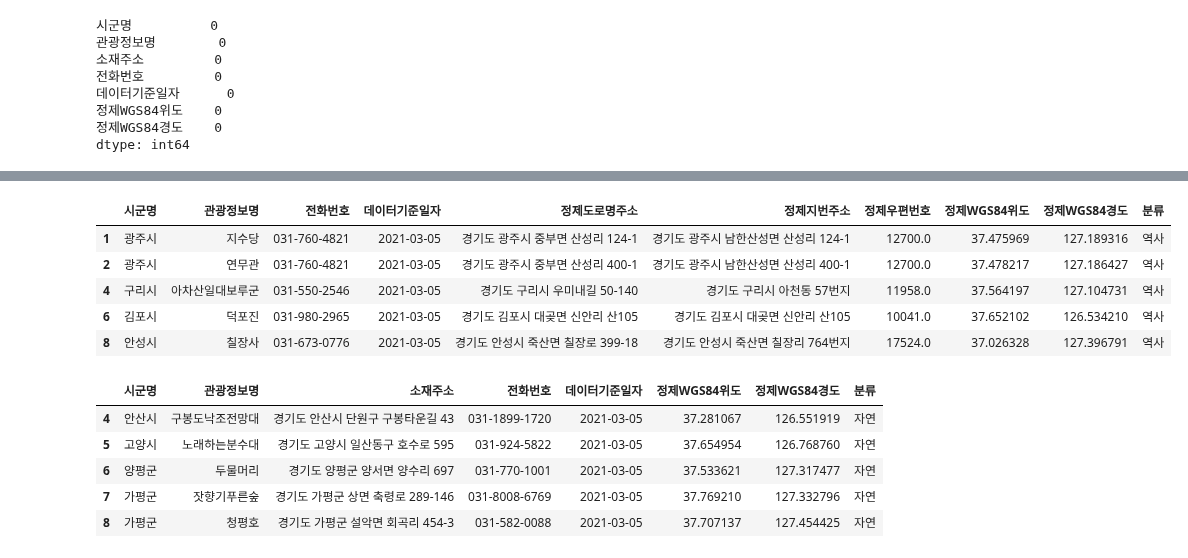
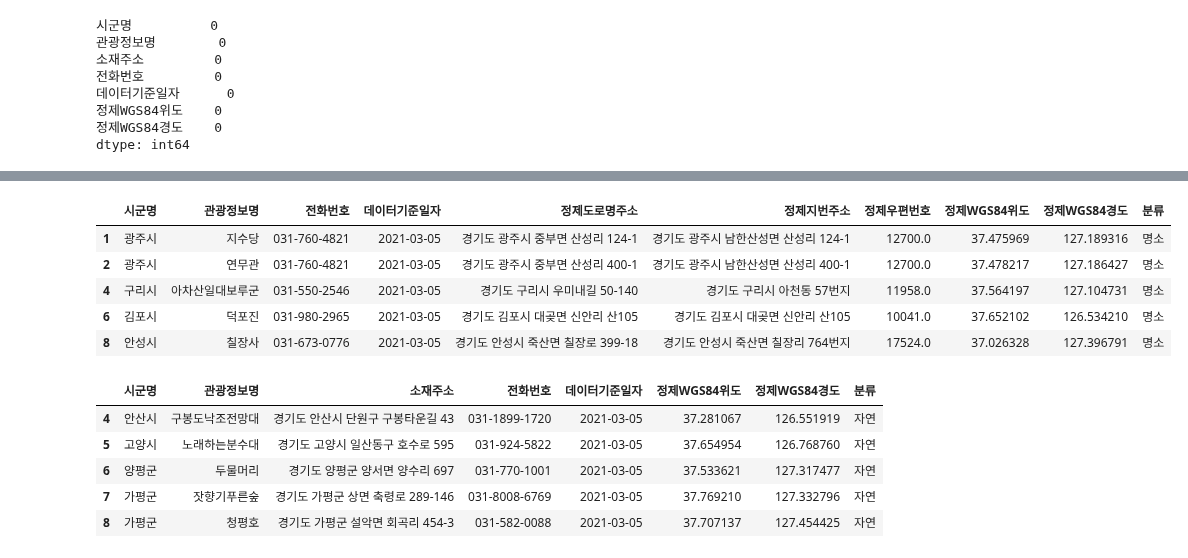
Before and after one commit to Mayhem-XD/Project_p1, a Jupyter notebook: test_code/data/2020/test_code/rudrl.ipynb, the cells around one changed output, grey strips where cells are left out. Drawn from its saved outputs; the diff is of its cells as text; code cells hidden in the pictures.

```diff
--- a/test_code/data/2020/test_code/rudrl.ipynb
+++ b/test_code/data/2020/test_code/rudrl.ipynb
@@ -208,15 +129,15 @@ df2.head()
 | 4 | 포천시 | 전통술박물관 산사원 | 031-531-9300 | 2021-03-05 | 경기도 포천시 화현면 화동로432번길 25 | 경기도 포천시 화현면 화현리 511번지 | 11123.0 | 37.905994 | 127.309906 | 문화 |
 | 5 | 안성시 | 해닮 | ***-****-**** | 2021-03-05 | 경기도 안성시 금광면 배티로 781 | 경기도 안성시 금광면 개산리 204-10번지 | 17536.0 | 36.981790 | 127.305444 | 문화 |
 # %%
-df3['분류'] = '역사'
+df3['분류'] = '명소'
 df3.head()
 # %% [output]
 |  | 시군명 | 관광정보명 | 전화번호 | 데이터기준일자 | 정제도로명주소 | 정제지번주소 | 정제우편번호 | 정제WGS84위도 | 정제WGS84경도 | 분류 |
-| 1 | 광주시 | 지수당 | 031-760-4821 | 2021-03-05 | 경기도 광주시 중부면 산성리 124-1 | 경기도 광주시 남한산성면 산성리 124-1 | 12700.0 | 37.475969 | 127.189316 | 역사 |
-| 2 | 광주시 | 연무관 | 031-760-4821 | 2021-03-05 | 경기도 광주시 중부면 산성리 400-1 | 경기도 광주시 남한산성면 산성리 400-1 | 12700.0 | 37.478217 | 127.186427 | 역사 |
-| 4 | 구리시 | 아차산일대보루군 | 031-550-2546 | 2021-03-05 | 경기도 구리시 우미내길 50-140 | 경기도 구리시 아천동 57번지 | 11958.0 | 37.564197 | 127.104731 | 역사 |
-| 6 | 김포시 | 덕포진 | 031-980-2965 | 2021-03-05 | 경기도 김포시 대곶면 신안리 산105 | 경기도 김포시 대곶면 신안리 산105 | 10041.0 | 37.652102 | 126.534210 | 역사 |
-| 8 | 안성시 | 칠장사 | 031-673-0776 | 2021-03-05 | 경기도 안성시 죽산면 칠장로 399-18 | 경기도 안성시 죽산면 칠장리 764번지 | 17524.0 | 37.026328 | 127.396791 | 역사 |
+| 1 | 광주시 | 지수당 | 031-760-4821 | 2021-03-05 | 경기도 광주시 중부면 산성리 124-1 | 경기도 광주시 남한산성면 산성리 124-1 | 12700.0 | 37.475969 | 127.189316 | 명소 |
+| 2 | 광주시 | 연무관 | 031-760-4821 | 2021-03-05 | 경기도 광주시 중부면 산성리 400-1 | 경기도 광주시 남한산성면 산성리 400-1 | 12700.0 | 37.478217 | 127.186427 | 명소 |
+| 4 | 구리시 | 아차산일대보루군 | 031-550-2546 | 2021-03-05 | 경기도 구리시 우미내길 50-140 | 경기도 구리시 아천동 57번지 | 11958.0 | 37.564197 | 127.104731 | 명소 |
+| 6 | 김포시 | 덕포진 | 031-980-2965 | 2021-03-05 | 경기도 김포시 대곶면 신안리 산105 | 경기도 김포시 대곶면 신안리 산105 | 10041.0 | 37.652102 | 126.534210 | 명소 |
+| 8 | 안성시 | 칠장사 | 031-673-0776 | 2021-03-05 | 경기도 안성시 죽산면 칠장로 399-18 | 경기도 안성시 죽산면 칠장리 764번지 | 17524.0 | 37.026328 | 127.396791 | 명소 |
 # %%
 df4['분류'] = '자연'
 df4.head()
```
Also changed, not shown: parts of 13 cells of this notebook, 6 other files.
